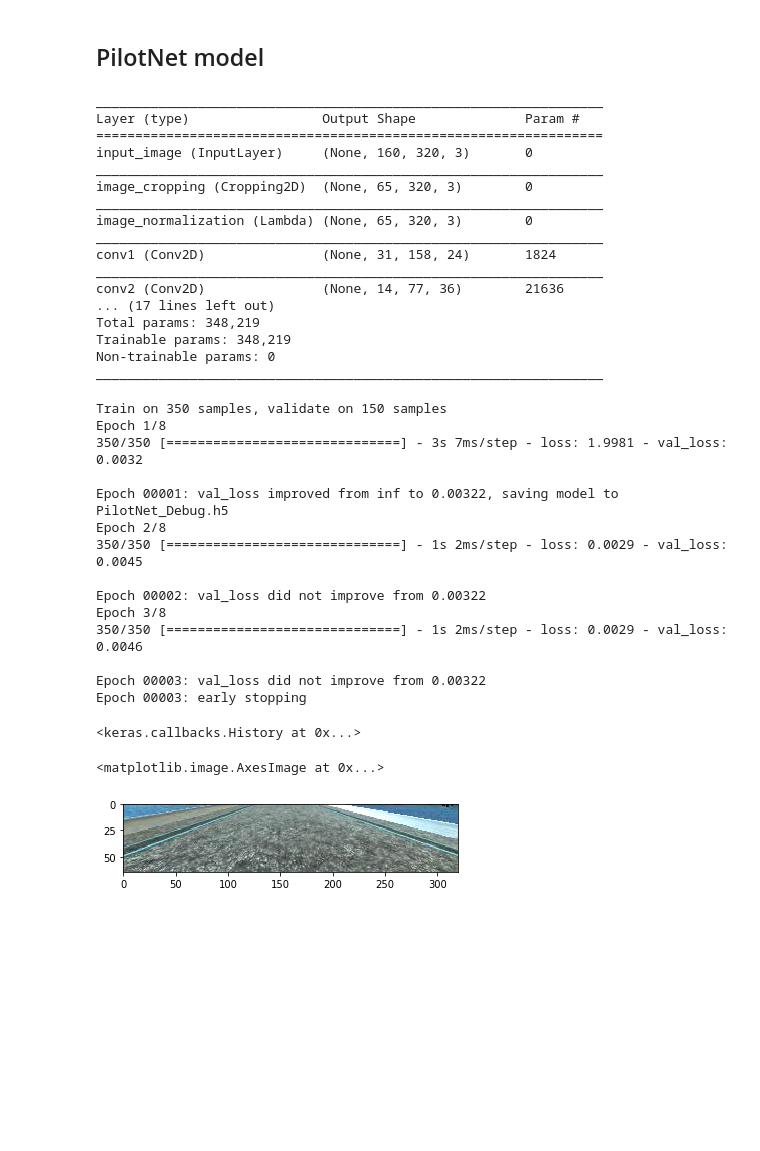
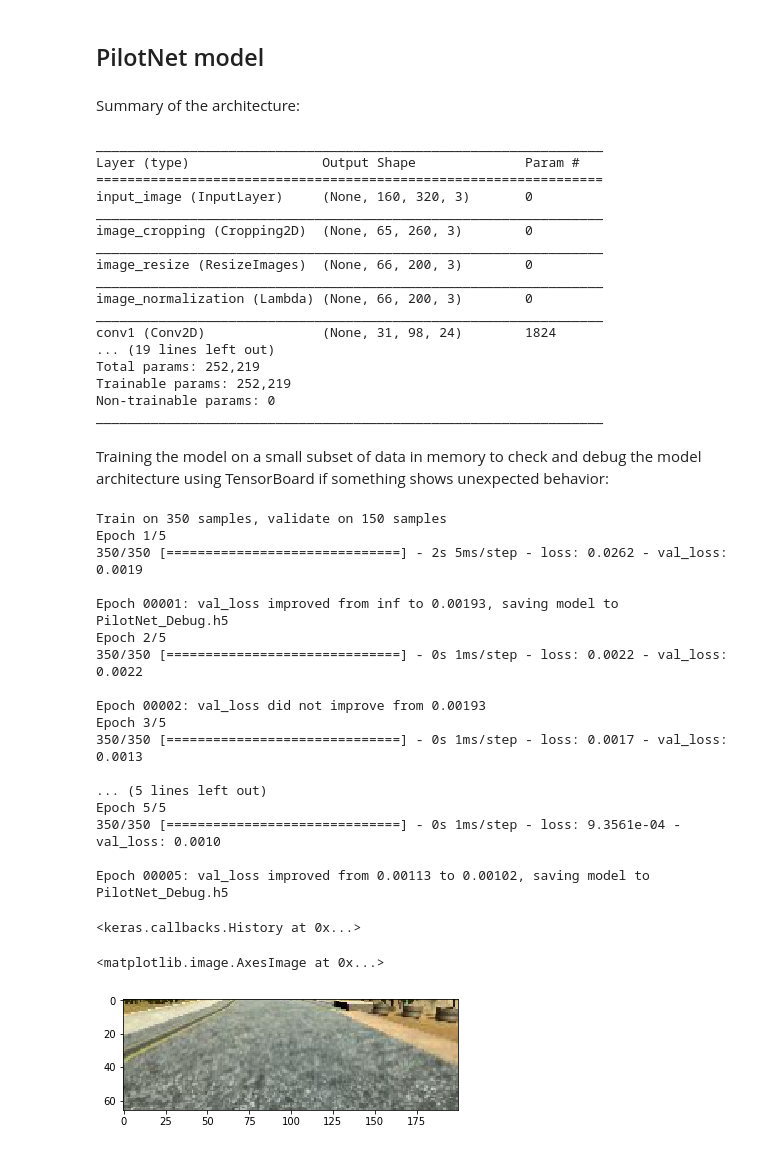
Before and after one commit to Pyrax/CarND-Behavioral-Cloning-P3, a Jupyter notebook: Behavioral_Cloning.ipynb, the cells around one changed output. Drawn from its saved outputs; the diff is of its cells as text; code cells hidden in the pictures; blank space fills up the shorter version.

Commit message:
Fix training steps Add custom resize layer

```diff
--- a/Behavioral_Cloning.ipynb
+++ b/Behavioral_Cloning.ipynb
@@ -117,13 +128,13 @@ plt.imshow(cv2.cvtColor(sample_image, cv2.COLOR_BGR2RGB))
 original_image_height = sample_image.shape[0]
 original_image_width = sample_image.shape[1]
 
-# do not touch width
-left = 0
-right = original_image_width
-# only crop height
+left_crop = 30
+right_crop = 30
 bottom_crop = 25
 top_crop = 70
 
+left = left_crop
+right = original_image_width - right_crop
 bottom = original_image_height - bottom_crop
 top = top_crop
 
@@ -161,5 +172,7 @@ print(train_set[0:5])
 # %% [markdown]
 ## PilotNet model
+# %%
+BATCH_SIZE = 32
 # %%
 import time
 
@@ -173,16 +186,15 @@ def get_log_dir(base_path='./logs/PilotNet', path_suffix=None):
 
 
 def create_model():
-    global original_image_height, original_image_width
+    image_height = 66
+    image_width = 200
 
-    img_height = original_image_height
-    img_width = original_image_width
-
-    input_layer = Input(shape=(img_height, img_width, 3), name='input_image')
+    input_layer = Input(shape=(original_image_height, original_image_width, 3), name='input_image')
 
     # Crop the input image first, then normalize it.
-    x = Cropping2D(cropping=((top_crop, bottom_crop), (0, 0)), name='image_cropping')(input_layer)
-    x = Lambda(lambda n: n / 255.0 - 0.5, name='image_normalization')(x)
+    x = Cropping2D(cropping=((top_crop, bottom_crop), (left_crop, right_crop)), name='image_cropping')(input_layer)
+    x = ResizeImages((image_height, image_width), name='image_resize')(x)
+    x = Lambda(lambda n: n/127.5 - 1.0, name='image_normalization')(x)
 
     x = Conv2D(24, (5, 5), strides=(2, 2), activation='relu', name='conv1')(x)
     x = Conv2D(36, (5, 5), strides=(2, 2), activation='relu', name='conv2')(x)
@@ -196,9 +208,12 @@ def create_model():
     x = Dense(1, name='output_angle')(x)
 
     model = Model(input=input_layer, output=x)
-    model.compile(loss='mse', optimizer='Nadam')
+    opt = Nadam(lr=.001)
+    model.compile(loss='mse', optimizer=opt)
 
     return model
+# %% [markdown]
+Summary of the architecture:
 # %%
 debug_model = create_model()
 debug_model.summary()
@@ -208,21 +223,23 @@ Layer (type)                 Output Shape              Param #
 =================================================================
 input_image (InputLayer)     (None, 160, 320, 3)       0
 _________________________________________________________________
-image_cropping (Cropping2D)  (None, 65, 320, 3)        0
+image_cropping (Cropping2D)  (None, 65, 260, 3)        0
 _________________________________________________________________
-image_normalization (Lambda) (None, 65, 320, 3)        0
+image_resize (ResizeImages)  (None, 66, 200, 3)        0
 _________________________________________________________________
-conv1 (Conv2D)               (None, 31, 158, 24)       1824
+image_normalization (Lambda) (None, 66, 200, 3)        0
 _________________________________________________________________
-conv2 (Conv2D)               (None, 14, 77, 36)        21636
-... (17 lines left out)
-Total params: 348,219
-Trainable params: 348,219
+conv1 (Conv2D)               (None, 31, 98, 24)        1824
+... (19 lines left out)
+Total params: 252,219
+Trainable params: 252,219
 Non-trainable params: 0
 _________________________________________________________________
+# %% [markdown]
+Training the model on a small subset of data in memory to check and debug the model architecture using TensorBoard if something shows unexpected behavior:
 # %%
 tensorboard = TensorBoard(log_dir=get_log_dir(path_suffix='/debug'),
-                          batch_size=32,
+                          batch_size=BATCH_SIZE,
                           write_images=True,
                           write_graph=True,
                           write_grads=True,
@@ -247,31 +264,35 @@ x_validation, y_validation = np.array(images), np.array(steering)
 
 debug_model.fit(x_train, y_train,
                 validation_data=(x_validation, y_validation),
-                batch_size=32,
-                epochs=8,
+                batch_size=BATCH_SIZE,
+                epochs=5,
                 callbacks=[tensorboard, checkpoint, early])
 # %% [output]
 Train on 350 samples, validate on 150 samples
-Epoch 1/8
-350/350 [==============================] - 3s 7ms/step - loss: 1.9981 - val_loss: 0.0032
+Epoch 1/5
+350/350 [==============================] - 2s 5ms/step - loss: 0.0262 - val_loss: 0.0019
 
-Epoch 00001: val_loss improved from inf to 0.00322, saving model to PilotNet_Debug.h5
-Epoch 2/8
-350/350 [==============================] - 1s 2ms/step - loss: 0.0029 - val_loss: 0.0045
+Epoch 00001: val_loss improved from inf to 0.00193, saving model to PilotNet_Debug.h5
+Epoch 2/5
+350/350 [==============================] - 0s 1ms/step - loss: 0.0022 - val_loss: 0.0022
 
-Epoch 00002: val_loss did not improve from 0.00322
-Epoch 3/8
-350/350 [==============================] - 1s 2ms/step - loss: 0.0029 - val_loss: 0.0046
+Epoch 00002: val_loss did not improve from 0.00193
+Epoch 3/5
+350/350 [==============================] - 0s 1ms/step - loss: 0.0017 - val_loss: 0.0013
 
-Epoch 00003: val_loss did not improve from 0.00322
-Epoch 00003: early stopping
+... (5 lines left out)
+Epoch 5/5
+350/350 [==============================] - 0s 1ms/step - loss: 9.3561e-04 - val_loss: 0.0010
+
+Epoch 00005: val_loss improved from 0.00113 to 0.00102, saving model to PilotNet_Debug.h5
 <keras.callbacks.History at 0x...>
 # %%
-layer_name = 'image_cropping'
+layer_name = 'image_resize'
 intermediate_layer_model = Model(inputs=debug_model.input,
                                  outputs=debug_model.get_layer(layer_name).output)
 intermediate_output = intermediate_layer_model.predict(x_train[None, 40])
-plt.imshow(intermediate_output[0].astype(np.uint8))
+output_image = cv2.cvtColor(intermediate_output[0].astype(np.uint8), cv2.COLOR_BGR2RGB)
+plt.imshow(output_image)
 # %% [output]
 <matplotlib.image.AxesImage at 0x...>
-[figure, old version]
+[figure, new version]
```
Also changed, not shown: parts of 11 cells of this notebook, 4 other files.
